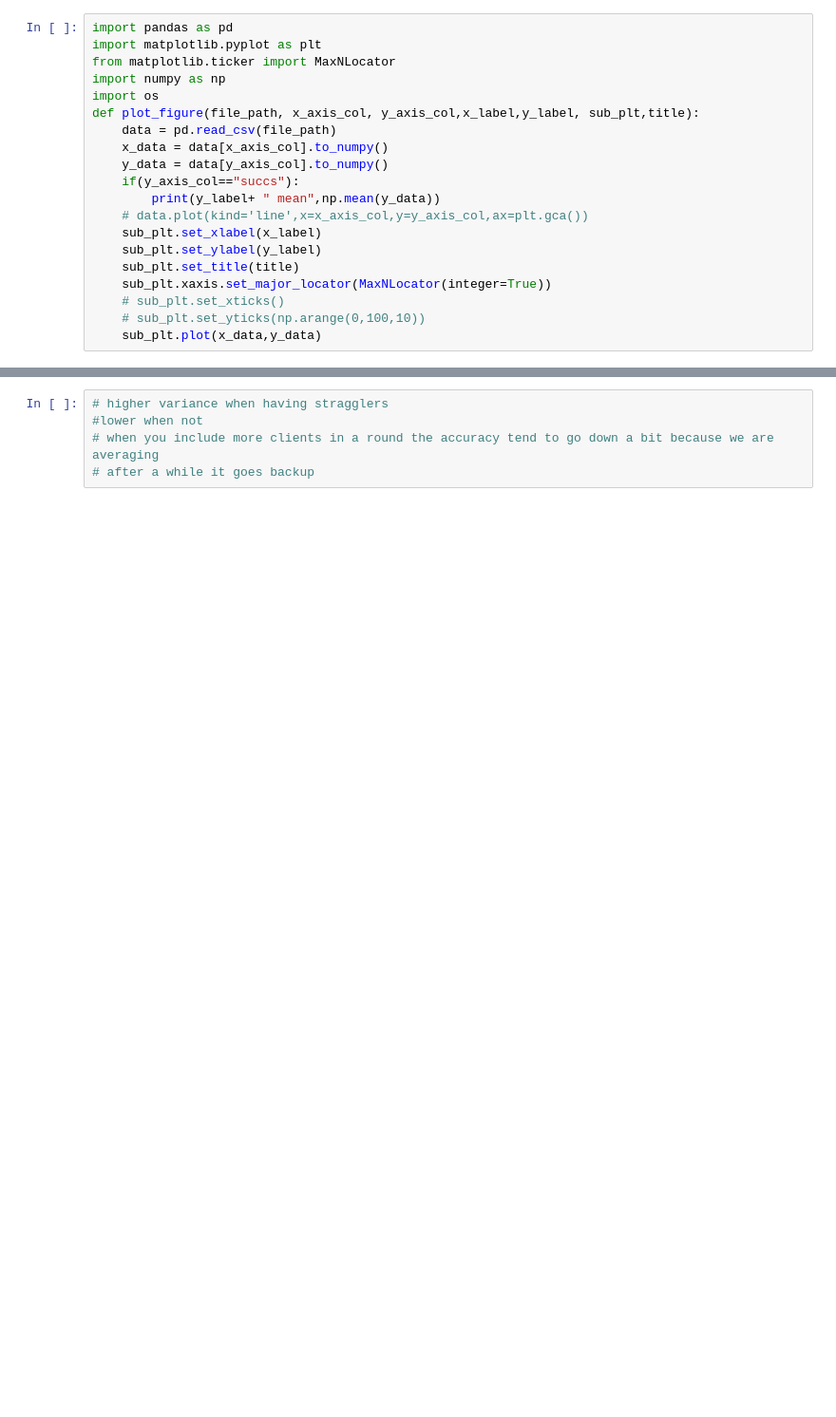
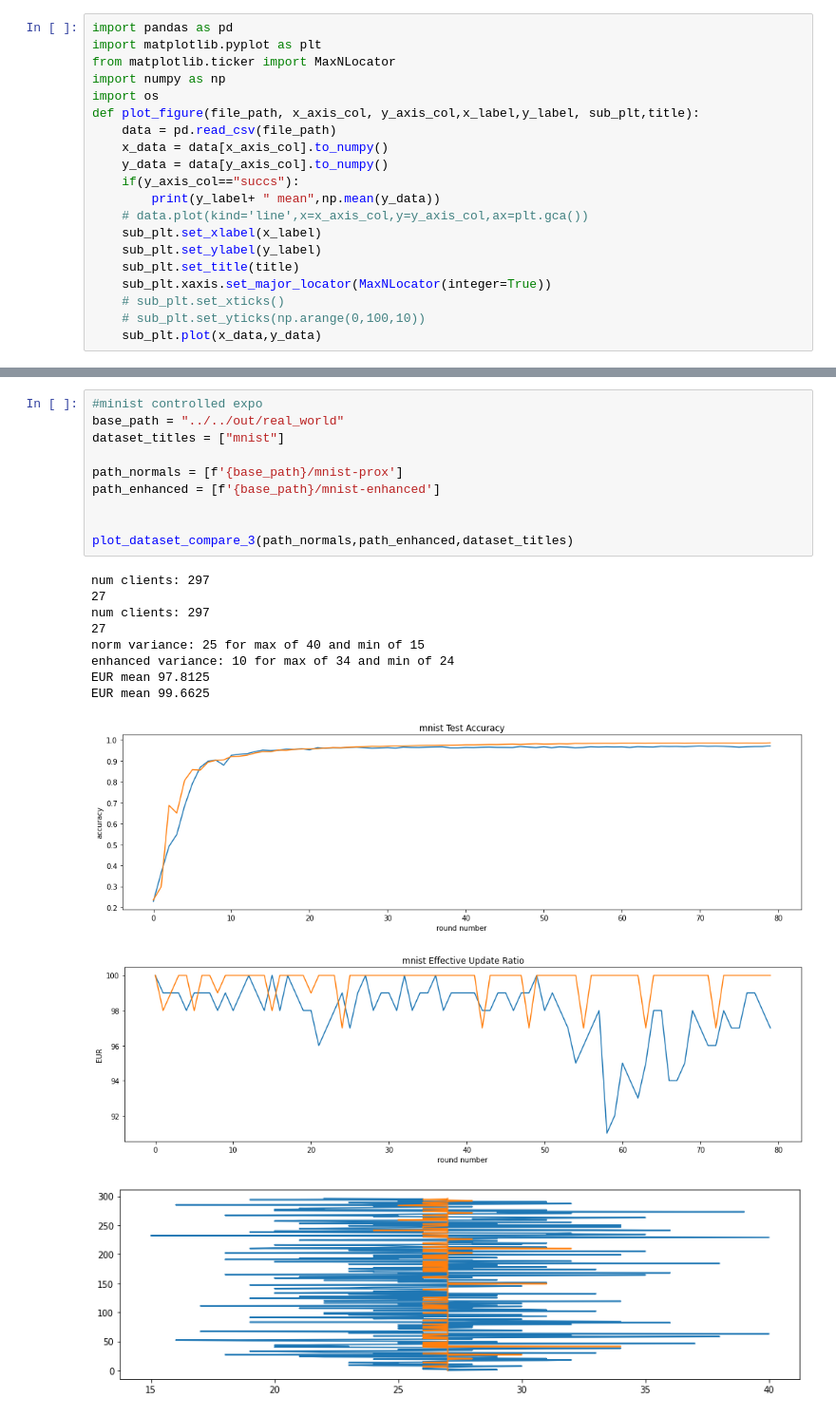
Before and after one commit to Serverless-Federated-Learning/FedLesScan, a Jupyter notebook: experiment/plots/eur.ipynb, the cells around one changed output, grey strips where cells are left out. Shown at 95% size. Cells and saved outputs as stored; diff of their text form; blank space fills up the shorter version.

```diff
--- a/experiment/plots/eur.ipynb
+++ b/experiment/plots/eur.ipynb
@@ -196,5 +293,22 @@ EUR mean 87.16666666666667
-# %%
-# higher variance when having stragglers
-#lower when not
-# when you include more clients in a round the accuracy tend to go down a bit because we are averaging
-# after a while it goes backup
+# %%
+#minist controlled expo
+base_path = "../../out/real_world"
+dataset_titles = ["mnist"]
+
+path_normals = [f'{base_path}/mnist-prox']
+path_enhanced = [f'{base_path}/mnist-enhanced']
+
+
+plot_dataset_compare_3(path_normals,path_enhanced,dataset_titles)
+# %% [output]
+num clients: 297
+27
+num clients: 297
+27
+norm variance: 25 for max of 40 and min of 15
+enhanced variance: 10 for max of 34 and min of 24
+EUR mean 97.8125
+EUR mean 99.6625
+[figure, added]
+[figure, added]
+[figure, added]
```
Also changed, not shown: parts of 8 cells of this notebook, 1 other file.
